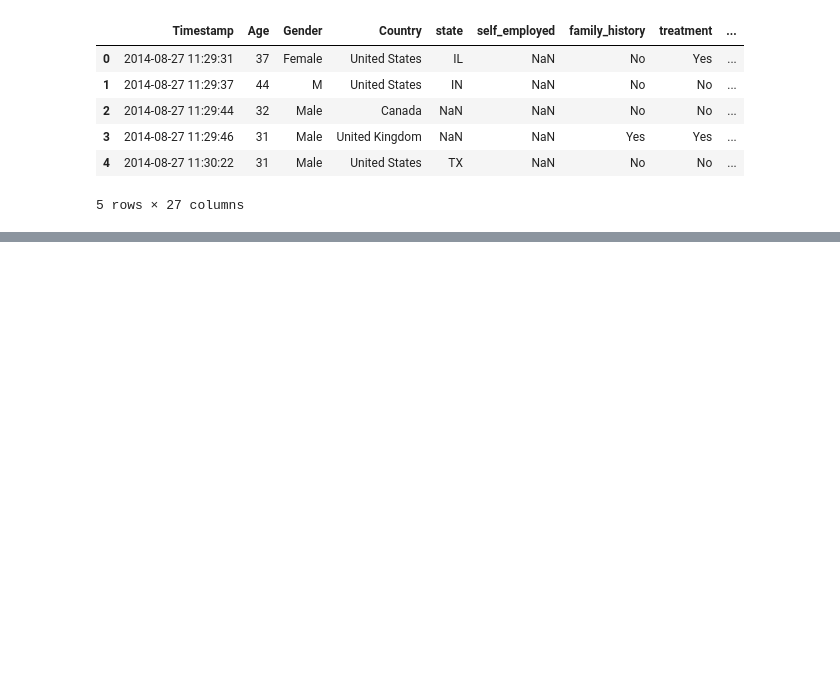
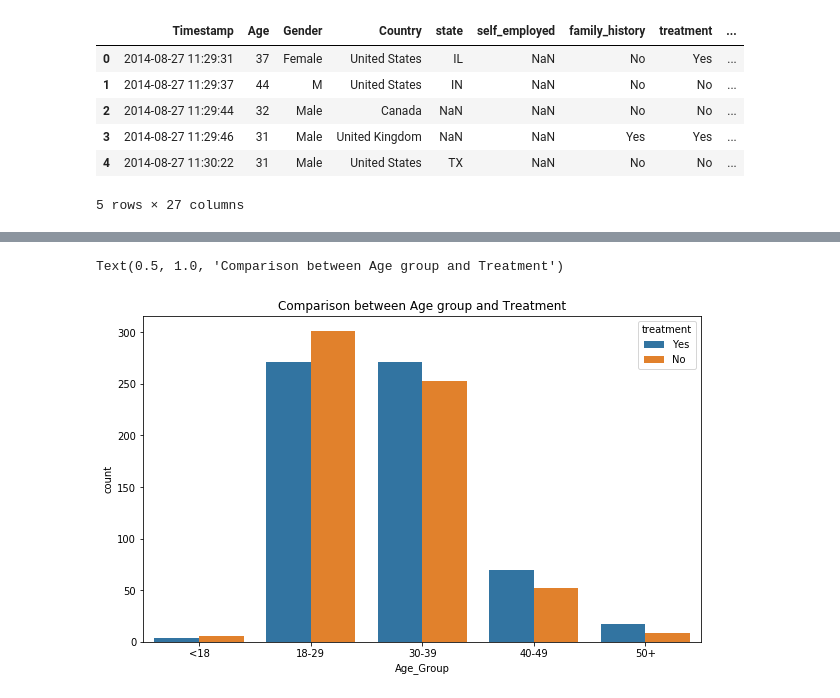
Before and after one commit to manav24x7/Anthony_final_assignment, a Jupyter notebook: Untitled.ipynb, the cells around one changed output, grey strips where cells are left out. Drawn from its saved outputs; the diff is of its cells as text; code cells hidden in the pictures; blank space fills up the shorter version.

```diff
--- a/Untitled.ipynb
+++ b/Untitled.ipynb
@@ -24,0 +38,11 @@ data.head()
+# %%
+#Plotting graph to show comparison between
+data['Age_Group'] = pd.cut(data['Age'].dropna(),
+                         [0,18,30,40,50,99],
+                         labels=['<18','18-29','30-39','40-49','50+'])
+fig,ax =plt.subplots(figsize=(10,6))
+sns.countplot(x = 'Age_Group', hue='treatment', data = data)
+plt.title('Comparison between Age group and Treatment')
+# %% [output]
+Text(0.5, 1.0, 'Comparison between Age group and Treatment')
+[figure, added]
```
Also changed, not shown: parts of 1 cell of this notebook.
